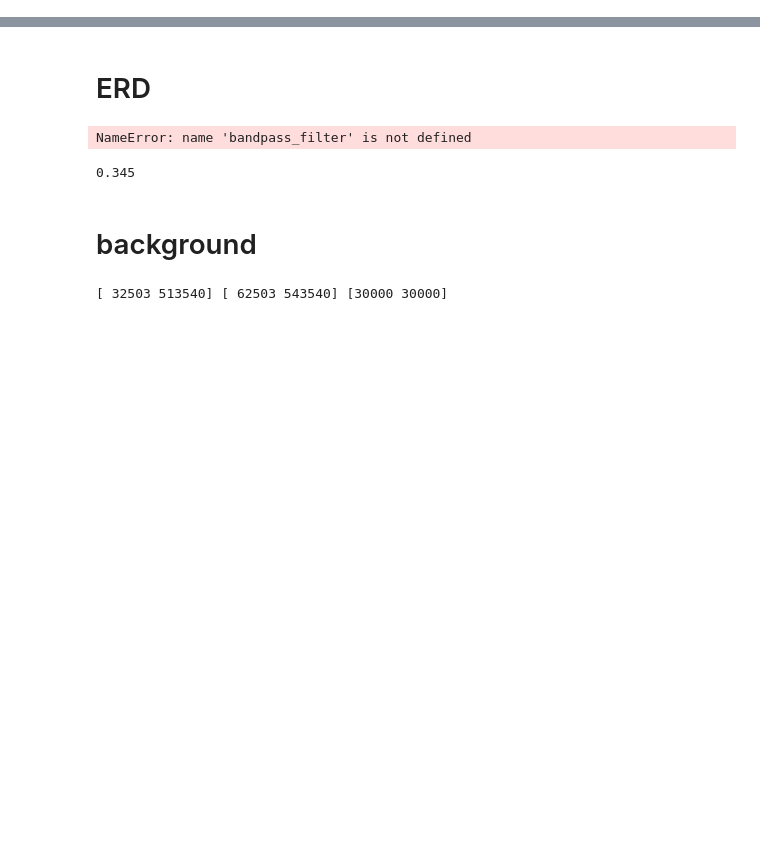
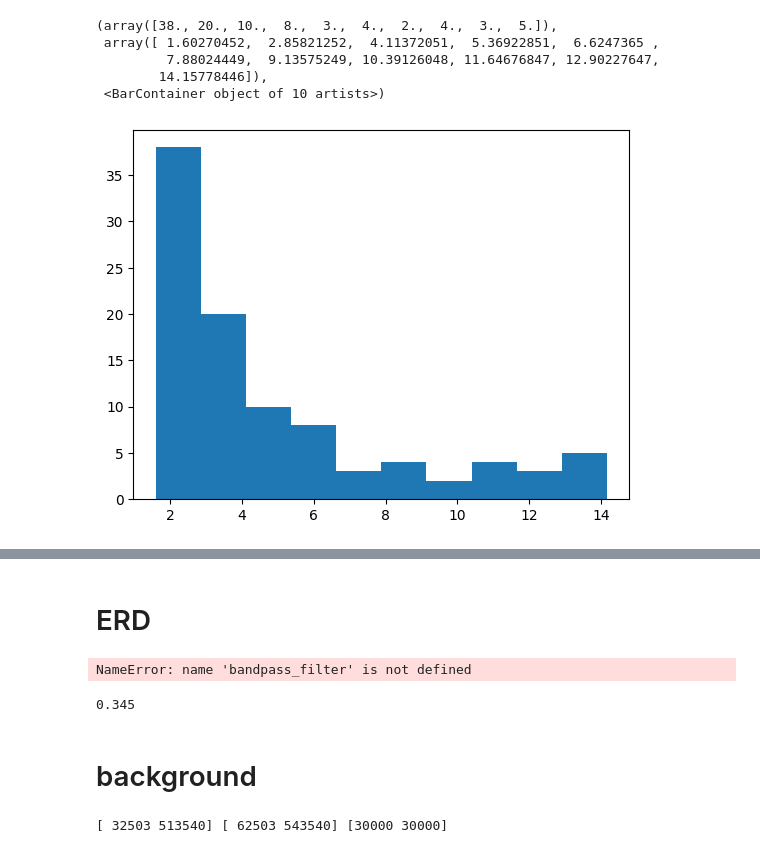
Before and after one commit to VladimirR46/report_module, a Jupyter notebook: Dev.ipynb, the cells around one changed output, grey strips where cells are left out. Saved outputs shown, nothing was run; the diff lists cells and outputs as text; code cells hidden in the pictures; blank space fills up the shorter version.

```diff
--- a/Dev.ipynb
+++ b/Dev.ipynb
@@ -102,0 +172,50 @@ events = _get_events(task)
+# %%
+def truncate(val, decimals=3):
+    sig = max(0, 4 - len(str(int(val))))
+    return float(format(val , '.%df' % sig))
+
+result = {}
+for hand in ['left', 'right']:
+    stimulation = np.where(
+        (events['sample_type'] == 'Move') &
+        (events['trial_type'] == hand+'/hand') &
+        (events['event_name'] == 'stimulation')
+    )[0]
+    pred_count = len(stimulation)
+
+    true_stim = np.where(
+        (events['sample_type'] == 'Move') &
+        (events['trial_type'] == hand + '/hand') &
+        (events['event_name'] == 'show')
+    )[0]
+    true_count = len(true_stim)
+
+    prob_list, delay_list = [], []
+    for i, idx in enumerate(stimulation):
+        prob_list.append(events['data'][idx]['probability'])
+        delay_list.append(events['data'][idx]['delay'])
+    prob_list = np.array(prob_list)
+    delay_list = np.array(delay_list)
+
+    if hand == 'left':
+        l_delay_list = delay_list
+    else:
+        r_delay_list = delay_list
+
+    success = pred_count * 100 / true_count
+    score = 1 / (1 - prob_list.mean())
+    delay = delay_list.mean()
+
+    result[hand] = {'success': truncate(success),
+                    'score': truncate(score),
+                    'delay': truncate(delay)}
+# %%
+import matplotlib.pyplot as plt
+plt.hist(l_delay_list)
+# %% [output]
+(array([38., 20., 10.,  8.,  3.,  4.,  2.,  4.,  3.,  5.]),
+ array([ 1.60270452,  2.85821252,  4.11372051,  5.36922851,  6.6247365 ,
+         7.88024449,  9.13575249, 10.39126048, 11.64676847, 12.90227647,
+        14.15778446]),
+ <BarContainer object of 10 artists>)
+[figure, added]
```
Also changed, not shown: parts of 8 cells of this notebook, 1 other file.
